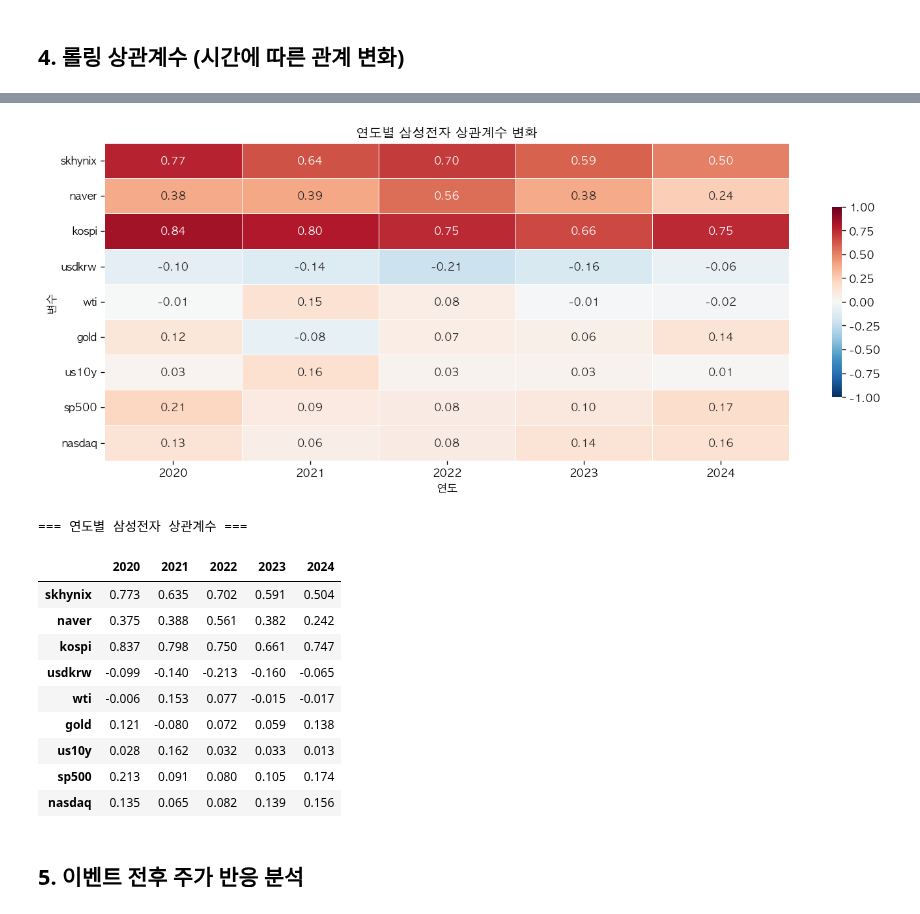
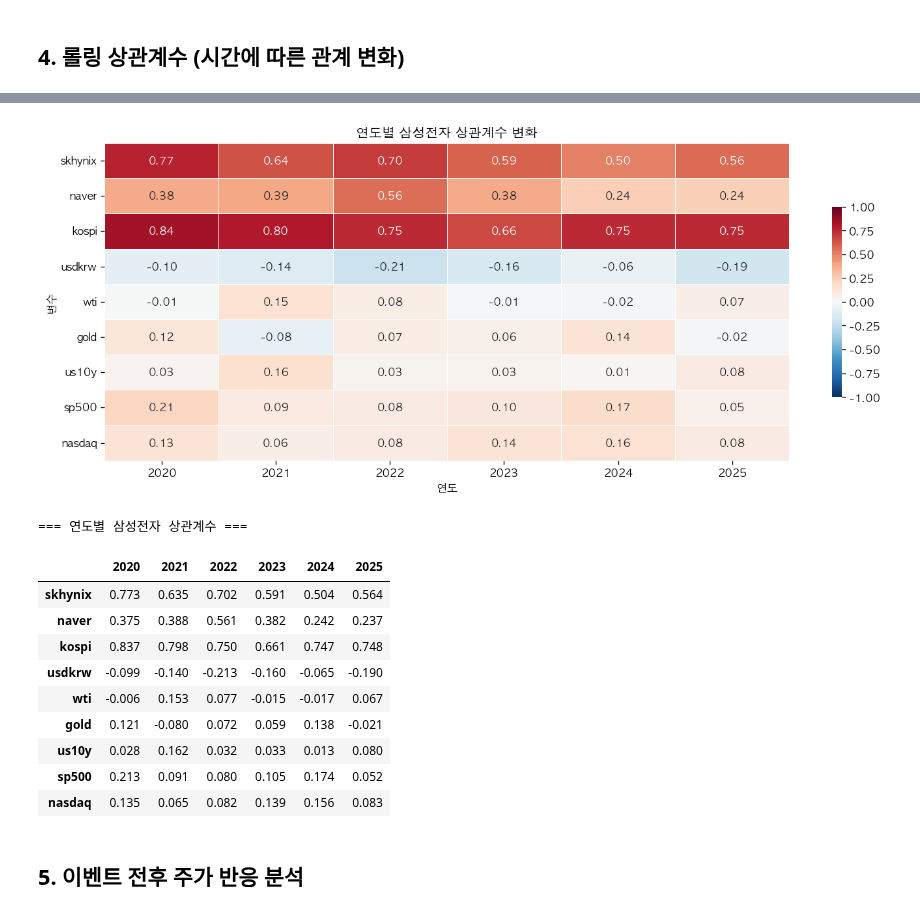
Before and after one commit to jinjintaek/korean-stock-external-factors-eda, a Jupyter notebook: notebooks/02_eda_analysis.ipynb, the cells around one changed output, grey strips where cells are left out. Drawn from its saved outputs; the diff is of its cells as text; code cells hidden in the pictures.

```diff
--- a/notebooks/02_eda_analysis.ipynb
+++ b/notebooks/02_eda_analysis.ipynb
@@ -357,40 +357,40 @@ plt.show()
 # %%
 # ── 연도별 상관계수 히트맵 ────────────────────────────────────
-years = [2020, 2021, 2022, 2023, 2024]
+years = [2020, 2021, 2022, 2023, 2024, 2025]
 corr_by_year = {}
 
 for yr in years:
     yr_ret = returns[returns.index.year == yr]
     corr_by_year[yr] = yr_ret.corr()['samsung'].drop('samsung')
 
 yearly_corr_df = pd.DataFrame(corr_by_year).T   # index=year, columns=variables
 
 fig, ax = plt.subplots(figsize=(12, 5))
 sns.heatmap(yearly_corr_df.T, ax=ax, annot=True, fmt='.2f',
             cmap='RdBu_r', center=0, vmin=-1, vmax=1,
             linewidths=0.5, cbar_kws={'shrink': 0.6})
 ax.set_title('연도별 삼성전자 상관계수 변화', fontsize=12, fontweight='bold')
 ax.set_xlabel('연도')
 ax.set_ylabel('변수')
 plt.tight_layout()
 plt.savefig(FIG_DIR / 'fig7_yearly_correlation.png', bbox_inches='tight')
 plt.show()
 
 print('\n=== 연도별 삼성전자 상관계수 ===')
 display(yearly_corr_df.T.round(3))
 # %% [output]
-[figure, old version]
+[figure, new version]
 === 연도별 삼성전자 상관계수 ===
-|  | 2020 | 2021 | 2022 | 2023 | 2024 |
-| skhynix | 0.773 | 0.635 | 0.702 | 0.591 | 0.504 |
-| naver | 0.375 | 0.388 | 0.561 | 0.382 | 0.242 |
-| kospi | 0.837 | 0.798 | 0.750 | 0.661 | 0.747 |
-| usdkrw | -0.099 | -0.140 | -0.213 | -0.160 | -0.065 |
-| wti | -0.006 | 0.153 | 0.077 | -0.015 | -0.017 |
-| gold | 0.121 | -0.080 | 0.072 | 0.059 | 0.138 |
-| us10y | 0.028 | 0.162 | 0.032 | 0.033 | 0.013 |
-| sp500 | 0.213 | 0.091 | 0.080 | 0.105 | 0.174 |
-| nasdaq | 0.135 | 0.065 | 0.082 | 0.139 | 0.156 |
+|  | 2020 | 2021 | 2022 | 2023 | 2024 | 2025 |
+| skhynix | 0.773 | 0.635 | 0.702 | 0.591 | 0.504 | 0.564 |
+| naver | 0.375 | 0.388 | 0.561 | 0.382 | 0.242 | 0.237 |
+| kospi | 0.837 | 0.798 | 0.750 | 0.661 | 0.747 | 0.748 |
+| usdkrw | -0.099 | -0.140 | -0.213 | -0.160 | -0.065 | -0.190 |
+| wti | -0.006 | 0.153 | 0.077 | -0.015 | -0.017 | 0.067 |
+| gold | 0.121 | -0.080 | 0.072 | 0.059 | 0.138 | -0.021 |
+| us10y | 0.028 | 0.162 | 0.032 | 0.033 | 0.013 | 0.080 |
+| sp500 | 0.213 | 0.091 | 0.080 | 0.105 | 0.174 | 0.052 |
+| nasdaq | 0.135 | 0.065 | 0.082 | 0.139 | 0.156 | 0.083 |
 # %% [markdown]
 ## 5. 이벤트 전후 주가 반응 분석
 # %%
```
Also changed, not shown: parts of 10 cells of this notebook, 38 other files.
